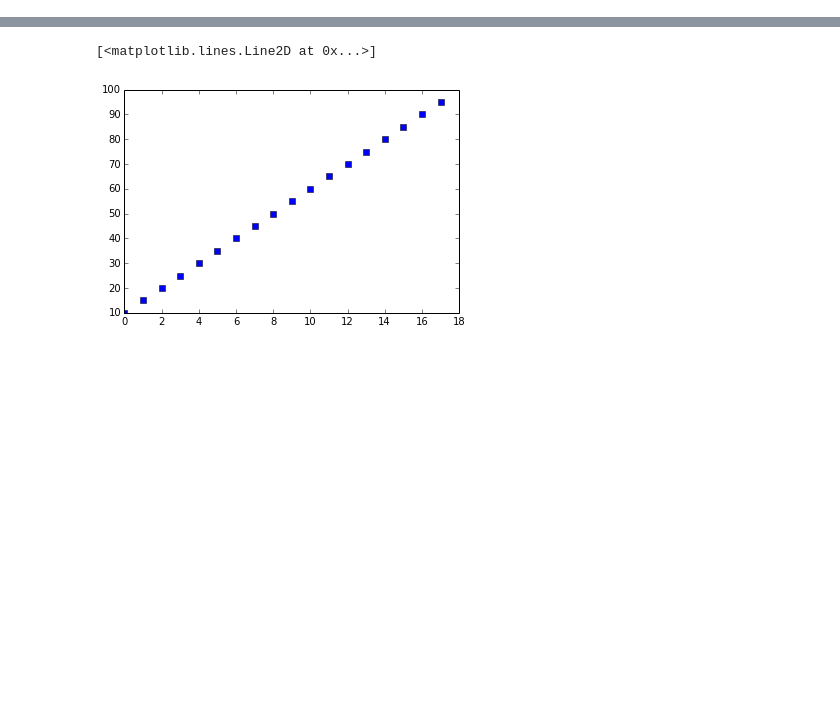
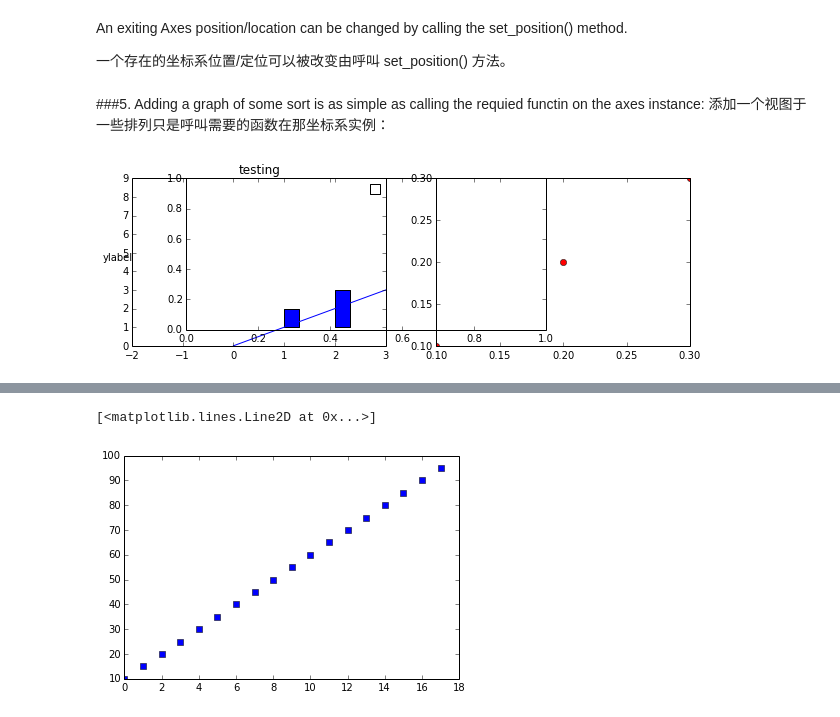
Before and after one commit to Databingo/Databingo, a Jupyter notebook: MatplotlibPractice.ipynb, the cells around one changed output, grey strips where cells are left out. Cells and saved outputs as stored; diff of their text form; code cells hidden in the pictures; blank space fills up the shorter version.

```diff
--- a/MatplotlibPractice.ipynb
+++ b/MatplotlibPractice.ipynb
@@ -0,0 +103,13 @@
+# %% [markdown]
+An exiting Axes position/location can be changed by calling the set_position() method.
+
+一个存在的坐标系位置/定位可以被改变由呼叫 set_position() 方法。
+# %% [markdown]
+###5. Adding a graph of some sort is as simple as calling the requied functin on the axes instance:
+添加一个视图于一些排列只是呼叫需要的函数在那坐标系实例：
+# %%
+p = ax1.bar([1,2,3],[1,2,3],0.3,bottom=1)# left, height, width, bottom
+p1 = ax2.plot([0.1,0.2,0.3],[0.1,0.2,0.3],'ro')
+fig
+# %% [output]
+[figure, added]
```
Also changed, not shown: parts of 36 cells of this notebook.
